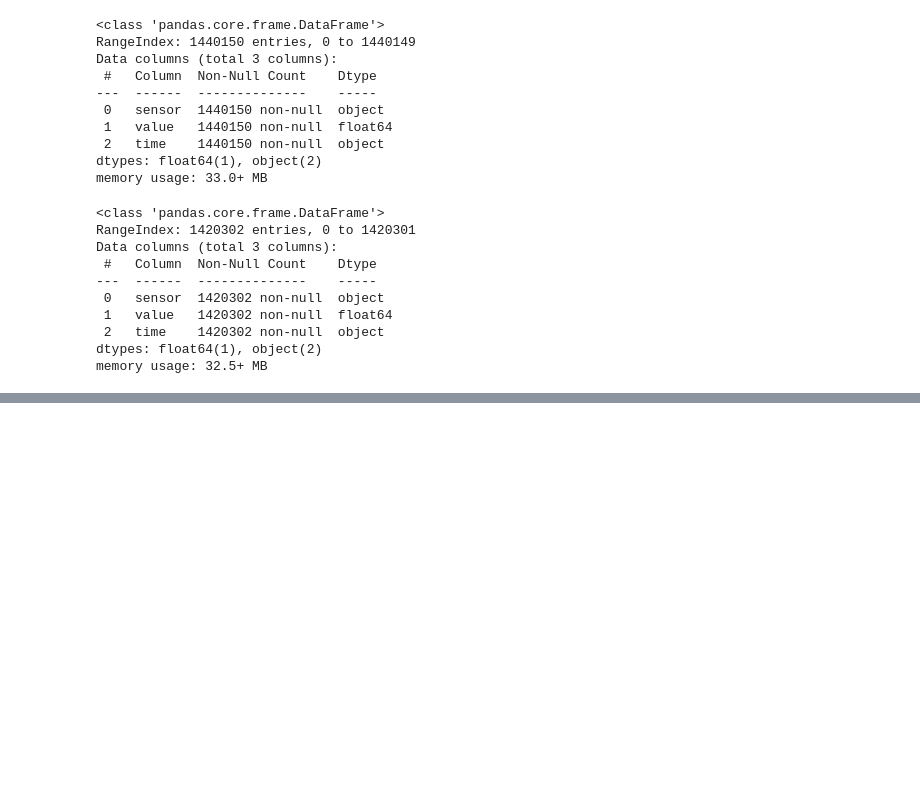
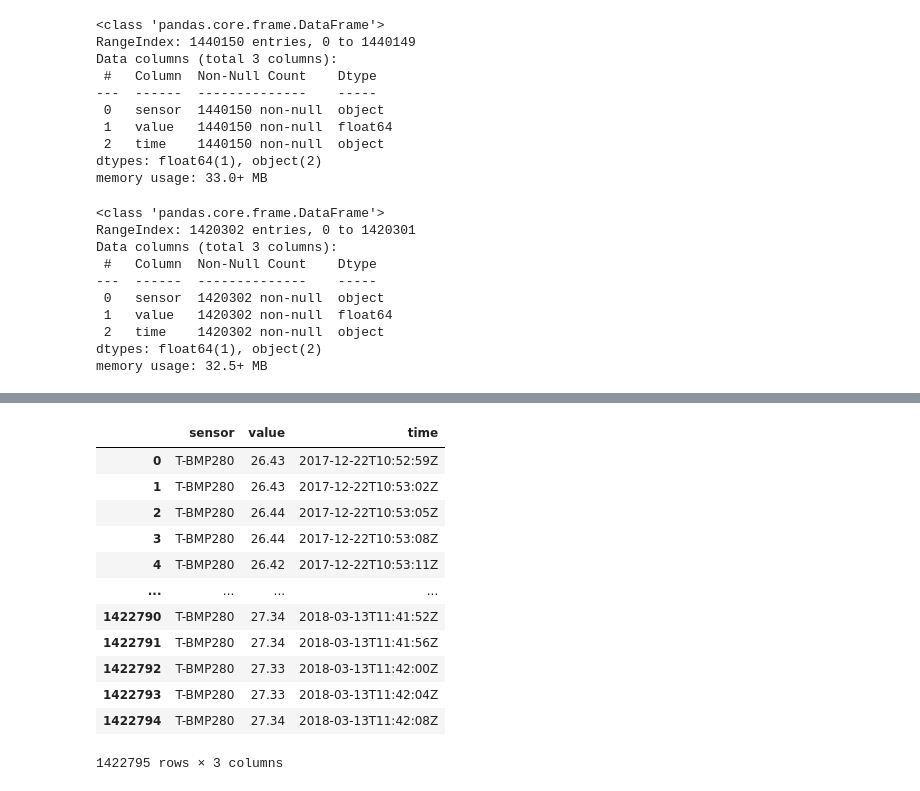
Before and after one commit to eyadfhafi/basic-data-science-assignment, a Jupyter notebook: notebooks/measures.ipynb, the cells around one changed output, grey strips where cells are left out. Drawn from its saved outputs; the diff is of its cells as text; code cells hidden in the pictures; blank space fills up the shorter version.

```diff
--- a/notebooks/measures.ipynb
+++ b/notebooks/measures.ipynb
@@ -560,0 +652,16 @@ memory usage: 32.5+ MB
+# %%
+T_BMP280.drop_duplicates()
+# %% [output]
+|  | sensor | value | time |
+| 0 | T-BMP280 | 26.43 | 2017-12-22T10:52:59Z |
+| 1 | T-BMP280 | 26.43 | 2017-12-22T10:53:02Z |
+| 2 | T-BMP280 | 26.44 | 2017-12-22T10:53:05Z |
+| 3 | T-BMP280 | 26.44 | 2017-12-22T10:53:08Z |
+| 4 | T-BMP280 | 26.42 | 2017-12-22T10:53:11Z |
+| ... | ... | ... | ... |
+| 1422790 | T-BMP280 | 27.34 | 2018-03-13T11:41:52Z |
+| 1422791 | T-BMP280 | 27.34 | 2018-03-13T11:41:56Z |
+| 1422792 | T-BMP280 | 27.33 | 2018-03-13T11:42:00Z |
+| 1422793 | T-BMP280 | 27.33 | 2018-03-13T11:42:04Z |
+| 1422794 | T-BMP280 | 27.34 | 2018-03-13T11:42:08Z |
+1422795 rows × 3 columns
```
Also changed, not shown: parts of 20 cells of this notebook.
